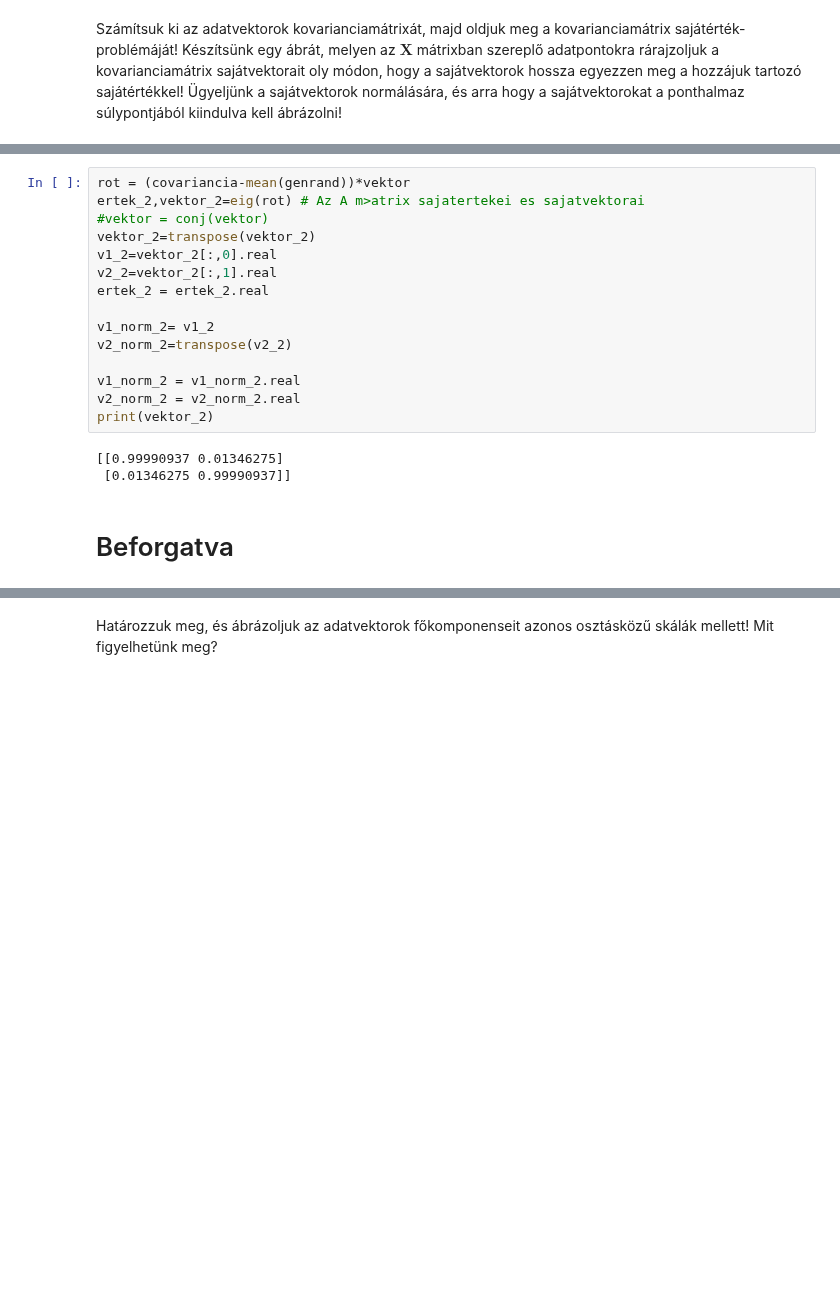
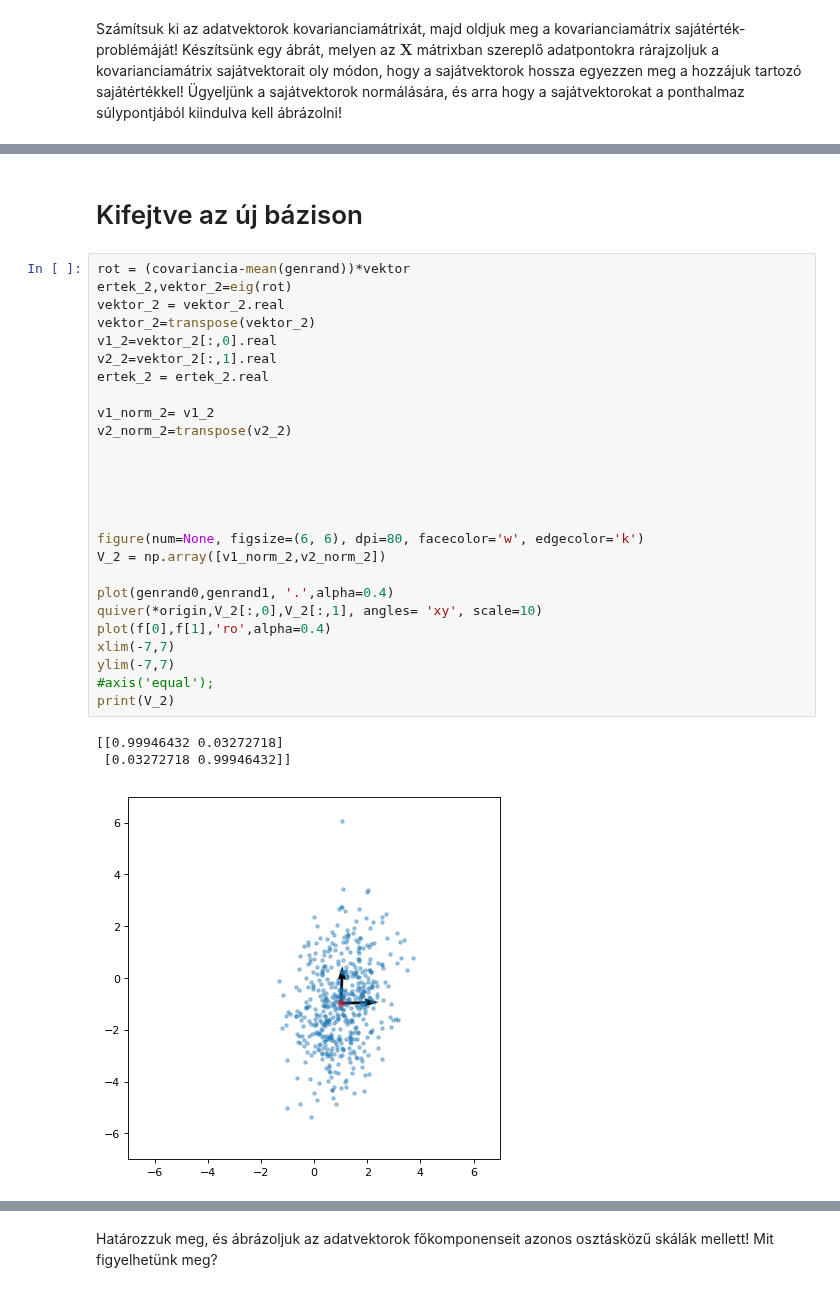
Before and after one commit to Tominano/Numerical-methods-of-physics-II, a Jupyter notebook: 5_feladatsor/5_feladat_Tomi.ipynb, the cells around one changed output, grey strips where cells are left out. Saved outputs shown, nothing was run; the diff lists cells and outputs as text; blank space fills up the shorter version.

```diff
--- a/5_feladatsor/5_feladat_Tomi.ipynb
+++ b/5_feladatsor/5_feladat_Tomi.ipynb
@@ -159,20 +159,32 @@ print(covariancia)
+# %% [markdown]
+# Kifejtve az új bázison
 # %%
 rot = (covariancia-mean(genrand))*vektor
-ertek_2,vektor_2=eig(rot) # Az A m>atrix sajatertekei es sajatvektorai
-#vektor = conj(vektor)
+ertek_2,vektor_2=eig(rot)
+vektor_2 = vektor_2.real
 vektor_2=transpose(vektor_2)
 v1_2=vektor_2[:,0].real
 v2_2=vektor_2[:,1].real
 ertek_2 = ertek_2.real
 
 v1_norm_2= v1_2
 v2_norm_2=transpose(v2_2)
 
-v1_norm_2 = v1_norm_2.real
-v2_norm_2 = v2_norm_2.real
-print(vektor_2)
+
+
+
+
+figure(num=None, figsize=(6, 6), dpi=80, facecolor='w', edgecolor='k')
+V_2 = np.array([v1_norm_2,v2_norm_2])
+
+plot(genrand0,genrand1, '.',alpha=0.4)
+quiver(*origin,V_2[:,0],V_2[:,1], angles= 'xy', scale=10)
+plot(f[0],f[1],'ro',alpha=0.4)
+xlim(-7,7)
+ylim(-7,7)
+#axis('equal');
+print(V_2)
 # %% [output]
-[[0.99990937 0.01346275]
- [0.01346275 0.99990937]]
+[[0.99946432 0.03272718]
+ [0.03272718 0.99946432]]
+[figure, added]
-# %% [markdown]
-# Beforgatva
```
Also changed, not shown: parts of 11 cells of this notebook.
